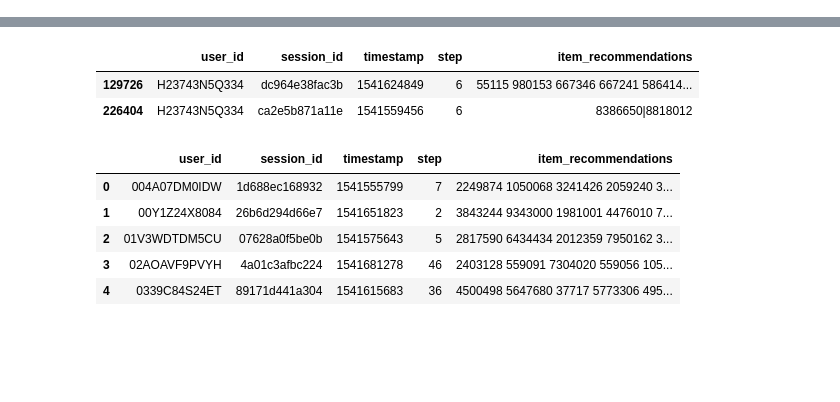
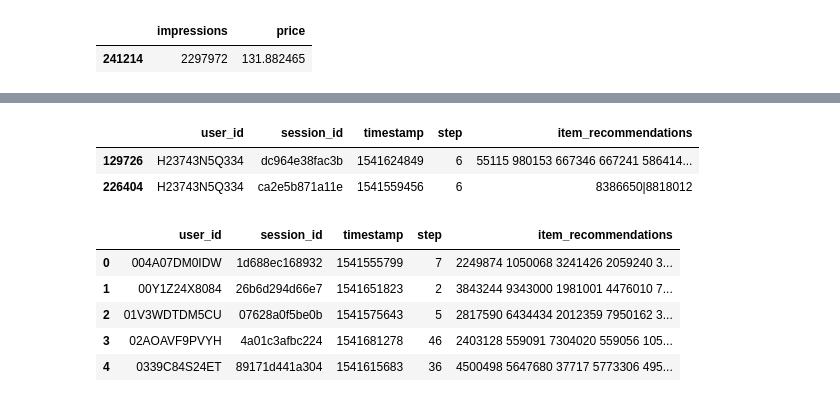
Before and after one commit to D2KLab/touringrec, a Jupyter notebook: SetupScript/Check_vari.ipynb, the cells around one changed output, grey strips where cells are left out. Cells and saved outputs as stored; diff of their text form; code cells hidden in the pictures; blank space fills up the shorter version.

```diff
--- a/SetupScript/Check_vari.ipynb
+++ b/SetupScript/Check_vari.ipynb
@@ -4,6 +4,13 @@ import numpy as np
 # %%
 df_train = pd.read_csv('train_off.csv')
 df_test = pd.read_csv('test_off.csv')
+# %%
+df_prices = pd.read_csv('hotel_prices.csv')
+# %%
+df_prices[df_prices['impressions'] == 2297972]
+# %% [output]
+|  | impressions | price |
+| 241214 | 2297972 | 131.882465 |
 # %%
 df_tot = pd.concat([df_train, df_test], ignore_index=True)
 # %%
```
Also changed, not shown: 6 other files.
